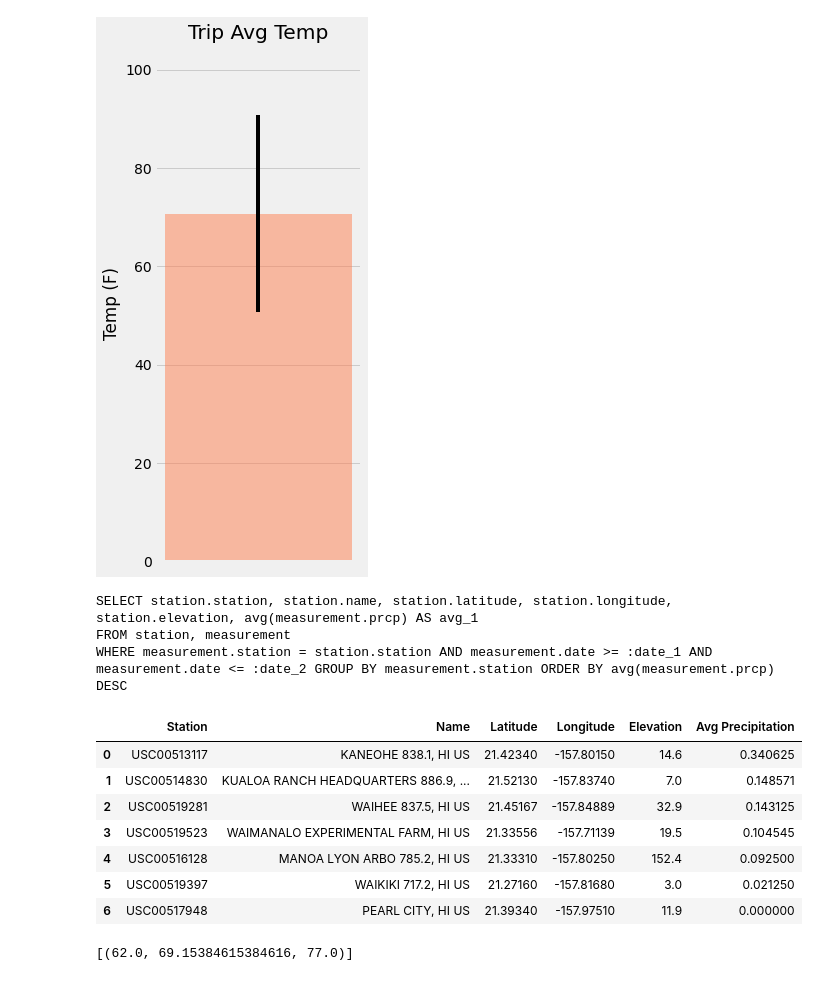
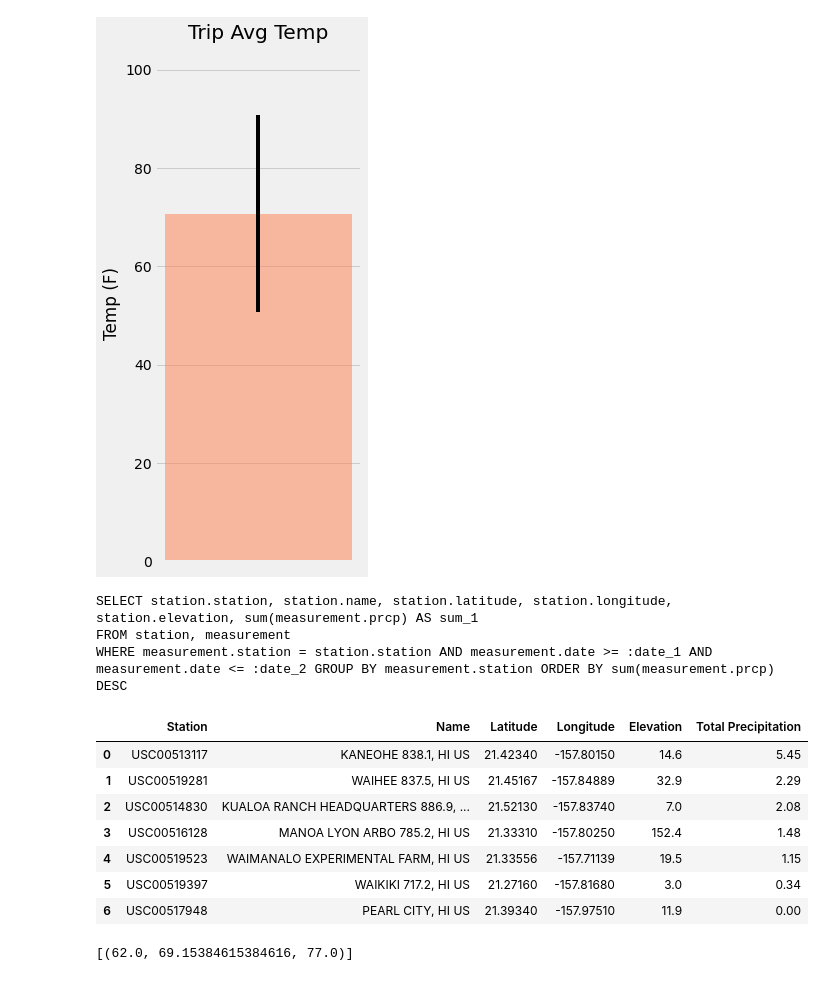
Before and after one commit to jayhjman/sqlalchemy-challenge, a Jupyter notebook: climate.ipynb, the cells around one changed output. Cells and saved outputs as stored; diff of their text form; code cells hidden in the pictures.

Commit message:
changed avg prcp to total prcp

```diff
--- a/climate.ipynb
+++ b/climate.ipynb
@@ -322,30 +322,30 @@ plt.show()
 # %%
 # Calculate the total amount of rainfall per weather station for your trip dates using the previous year's matching dates.
 # Sort this in descending order by precipitation amount and list the station, name, latitude, longitude, and elevation
-sel = [Stations.station, Stations.name, Stations.latitude, Stations.longitude, Stations.elevation, func.avg(Measurements.prcp)]
+sel = [Stations.station, Stations.name, Stations.latitude, Stations.longitude, Stations.elevation, func.sum(Measurements.prcp)]
 query = session.query(*sel).\
     filter(Measurements.station == Stations.station).\
     filter(Measurements.date >= previous_year_start).\
     filter(Measurements.date <= previous_year_end).\
     group_by(Measurements.station).\
-    order_by(func.avg(Measurements.prcp).desc())
+    order_by(func.sum(Measurements.prcp).desc())
 print(query.statement.compile())
 print("")
 results = query.all()
-vacy_df = pd.DataFrame(results, columns=['Station', 'Name', 'Latitude', 'Longitude', 'Elevation', 'Avg Precipitation'])
+vacy_df = pd.DataFrame(results, columns=['Station', 'Name', 'Latitude', 'Longitude', 'Elevation', 'Total Precipitation'])
 vacy_df
 # %% [output]
-SELECT station.station, station.name, station.latitude, station.longitude, station.elevation, avg(measurement.prcp) AS avg_1
+SELECT station.station, station.name, station.latitude, station.longitude, station.elevation, sum(measurement.prcp) AS sum_1
 FROM station, measurement
-WHERE measurement.station = station.station AND measurement.date >= :date_1 AND measurement.date <= :date_2 GROUP BY measurement.station ORDER BY avg(measurement.prcp) DESC
+WHERE measurement.station = station.station AND measurement.date >= :date_1 AND measurement.date <= :date_2 GROUP BY measurement.station ORDER BY sum(measurement.prcp) DESC
-|  | Station | Name | Latitude | Longitude | Elevation | Avg Precipitation |
-| 0 | USC00513117 | KANEOHE 838.1, HI US | 21.42340 | -157.80150 | 14.6 | 0.340625 |
-| 1 | USC00514830 | KUALOA RANCH HEADQUARTERS 886.9, ... | 21.52130 | -157.83740 | 7.0 | 0.148571 |
-| 2 | USC00519281 | WAIHEE 837.5, HI US | 21.45167 | -157.84889 | 32.9 | 0.143125 |
-| 3 | USC00519523 | WAIMANALO EXPERIMENTAL FARM, HI US | 21.33556 | -157.71139 | 19.5 | 0.104545 |
-| 4 | USC00516128 | MANOA LYON ARBO 785.2, HI US | 21.33310 | -157.80250 | 152.4 | 0.092500 |
-| 5 | USC00519397 | WAIKIKI 717.2, HI US | 21.27160 | -157.81680 | 3.0 | 0.021250 |
-| 6 | USC00517948 | PEARL CITY, HI US | 21.39340 | -157.97510 | 11.9 | 0.000000 |
+|  | Station | Name | Latitude | Longitude | Elevation | Total Precipitation |
+| 0 | USC00513117 | KANEOHE 838.1, HI US | 21.42340 | -157.80150 | 14.6 | 5.45 |
+| 1 | USC00519281 | WAIHEE 837.5, HI US | 21.45167 | -157.84889 | 32.9 | 2.29 |
+| 2 | USC00514830 | KUALOA RANCH HEADQUARTERS 886.9, ... | 21.52130 | -157.83740 | 7.0 | 2.08 |
+| 3 | USC00516128 | MANOA LYON ARBO 785.2, HI US | 21.33310 | -157.80250 | 152.4 | 1.48 |
+| 4 | USC00519523 | WAIMANALO EXPERIMENTAL FARM, HI US | 21.33556 | -157.71139 | 19.5 | 1.15 |
+| 5 | USC00519397 | WAIKIKI 717.2, HI US | 21.27160 | -157.81680 | 3.0 | 0.34 |
+| 6 | USC00517948 | PEARL CITY, HI US | 21.39340 | -157.97510 | 11.9 | 0.00 |
 # %%
 # Create a query that will calculate the daily normals
 # (i.e. the averages for tmin, tmax, and tavg for all historic data matching a specific month and day)
```
